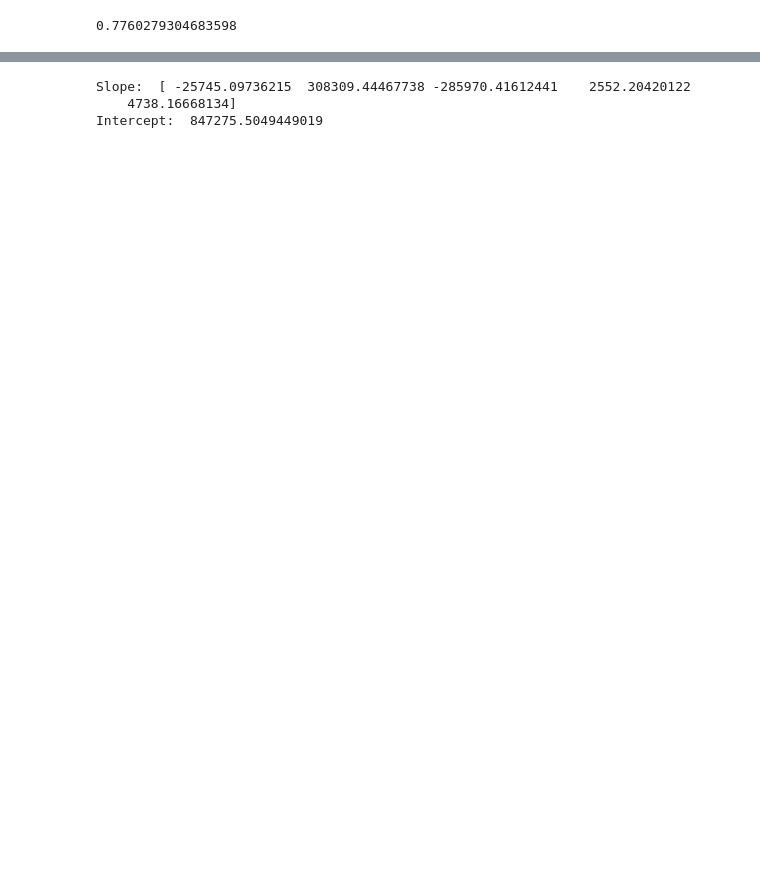
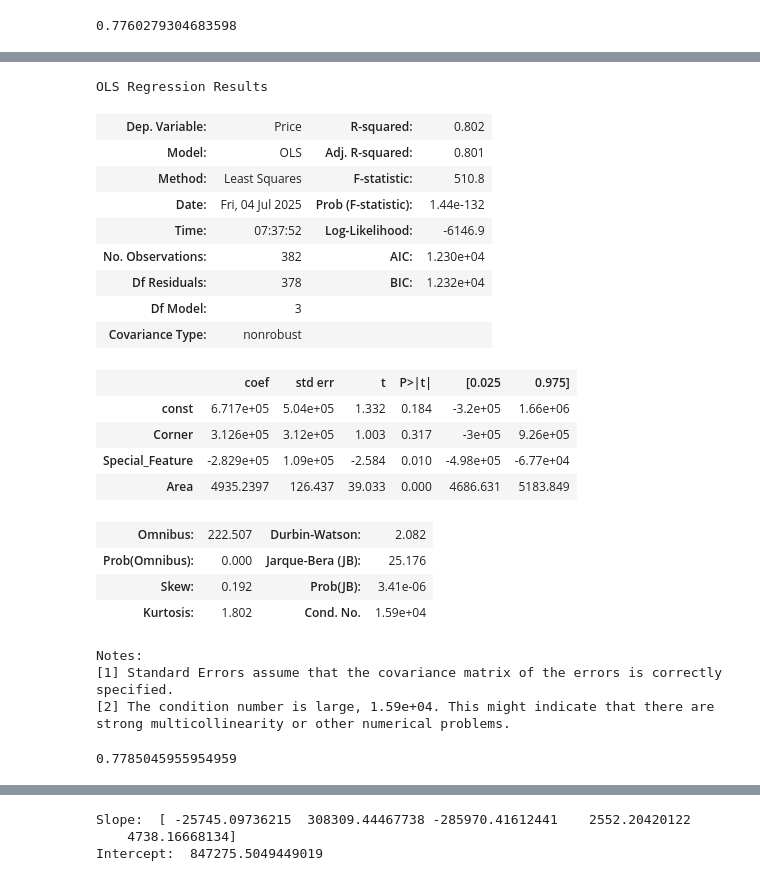
Before and after one commit to sharithomas/ML-AI, a Jupyter notebook: Data_preprocessing.ipynb, the cells around one changed output, grey strips where cells are left out. Saved outputs shown, nothing was run; the diff lists cells and outputs as text; code cells hidden in the pictures; blank space fills up the shorter version.

```diff
--- a/Data_preprocessing.ipynb
+++ b/Data_preprocessing.ipynb
@@ -720,0 +815,30 @@ r2
+# %%
+X_train_lm_2=X_train_lm_1.drop(['Floor'],axis=1)
+# %%
+lr_2=sm.OLS(y_train,X_train_lm_2).fit()
+lr_2.params
+lr_2.summary()
+# %% [output]
+OLS Regression Results
+| Dep. Variable: | Price | R-squared: | 0.802 |
+| Model: | OLS | Adj. R-squared: | 0.801 |
+| Method: | Least Squares | F-statistic: | 510.8 |
+| Date: | Fri, 04 Jul 2025 | Prob (F-statistic): | 1.44e-132 |
+| Time: | 07:37:52 | Log-Likelihood: | -6146.9 |
+| No. Observations: | 382 | AIC: | 1.230e+04 |
+| Df Residuals: | 378 | BIC: | 1.232e+04 |
+| Df Model: | 3 |  |  |
+| Covariance Type: | nonrobust |  |  |
+|  | coef | std err | t | P>|t| | [0.025 | 0.975] |
+| const | 6.717e+05 | 5.04e+05 | 1.332 | 0.184 | -3.2e+05 | 1.66e+06 |
+| Corner | 3.126e+05 | 3.12e+05 | 1.003 | 0.317 | -3e+05 | 9.26e+05 |
+| Special_Feature | -2.829e+05 | 1.09e+05 | -2.584 | 0.010 | -4.98e+05 | -6.77e+04 |
+| Area | 4935.2397 | 126.437 | 39.033 | 0.000 | 4686.631 | 5183.849 |
+| Omnibus: | 222.507 | Durbin-Watson: | 2.082 |
+| Prob(Omnibus): | 0.000 | Jarque-Bera (JB): | 25.176 |
+| Skew: | 0.192 | Prob(JB): | 3.41e-06 |
+| Kurtosis: | 1.802 | Cond. No. | 1.59e+04 |
+Notes:
+[1] Standard Errors assume that the covariance matrix of the errors is correctly specified.
+[2] The condition number is large, 1.59e+04. This might indicate that there are
+strong multicollinearity or other numerical problems.
@@ -720,0 +849,4 @@ r2
+# %%
+r2_test_2
+# %% [output]
+0.7785045955954959
```
Also changed, not shown: parts of 25 cells of this notebook.
